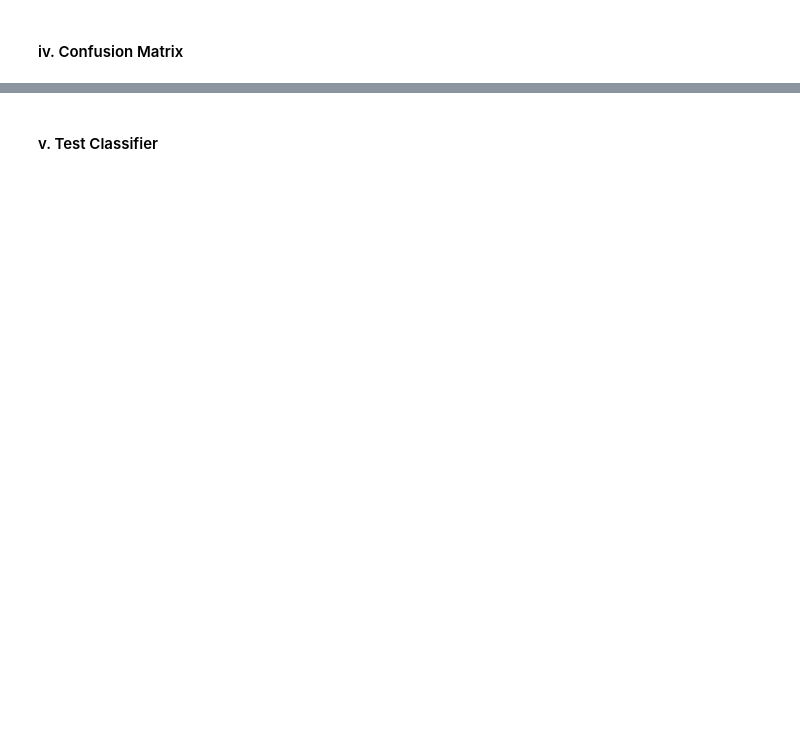
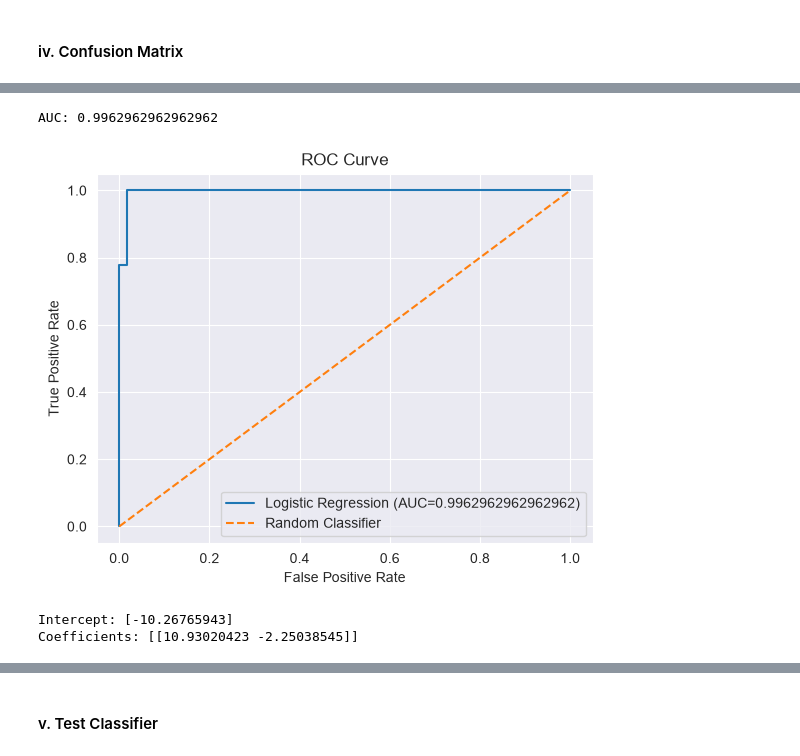
Before and after one commit to illidanstromrage/DS_552_HW4, a Jupyter notebook: Wang_Guanqi_HW4.ipynb, the cells around one changed output, grey strips where cells are left out. Drawn from its saved outputs; the diff is of its cells as text; code cells hidden in the pictures; blank space fills up the shorter version.

```diff
--- a/Wang_Guanqi_HW4.ipynb
+++ b/Wang_Guanqi_HW4.ipynb
@@ -288,0 +316,24 @@ Coefficients: [[10.93020423 -2.25038545]]
+# %%
+y_prob = final_log.predict_proba(X_rfe)[:,1]
+
+fpr, tpr, threshold = roc_curve(y, y_prob)
+auc = roc_auc_score(y, y_prob)
+print("AUC:", auc)
+
+plt.plot(fpr, tpr, label=f"Logistic Regression (AUC={auc})")
+plt.plot([0, 1], [0, 1], linestyle="--", label="Random Classifier")
+
+plt.xlabel("False Positive Rate")
+plt.ylabel("True Positive Rate")
+plt.title("ROC Curve")
+plt.legend()
+plt.show()
+# %% [output]
+AUC: 0.9962962962962962
+[figure, added]
+# %%
+print("Intercept:", final_log.intercept_)
+print("Coefficients:", final_log.coef_)
+# %% [output]
+Intercept: [-10.26765943]
+Coefficients: [[10.93020423 -2.25038545]]
```
Also changed, not shown: parts of 39 cells of this notebook, 1 other file.
